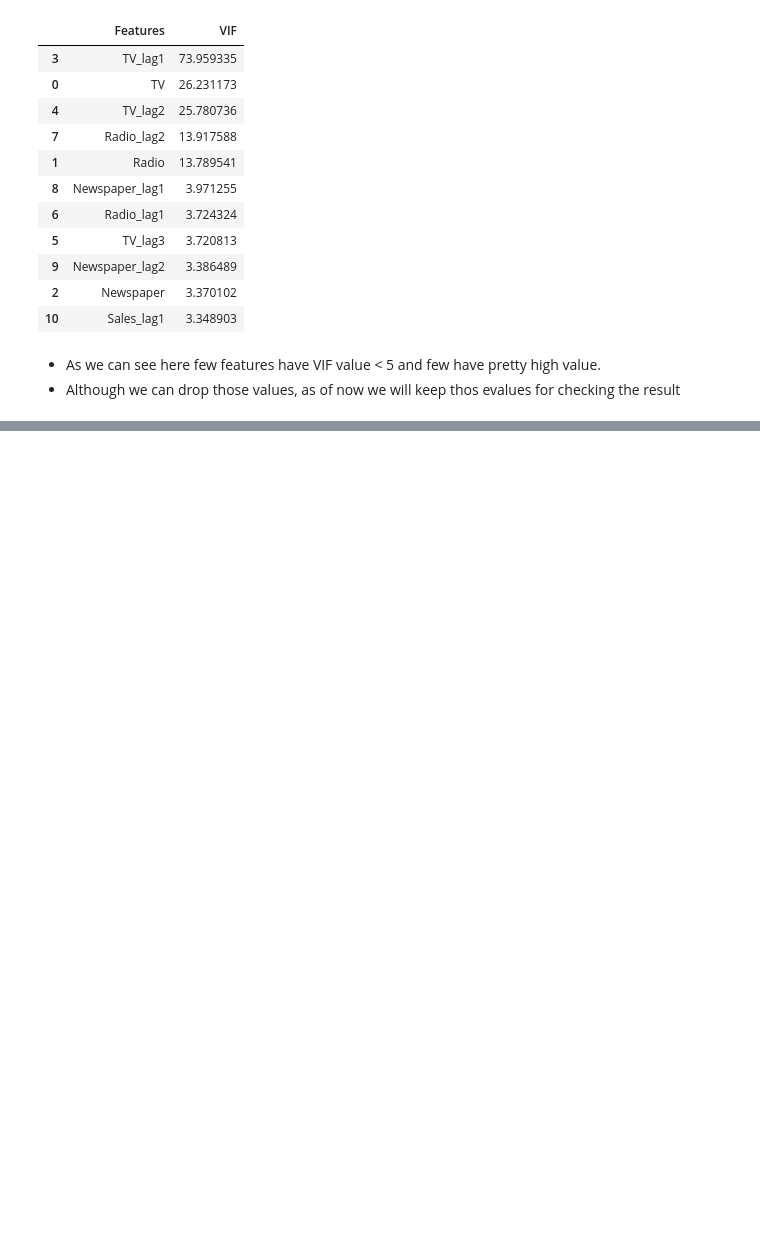
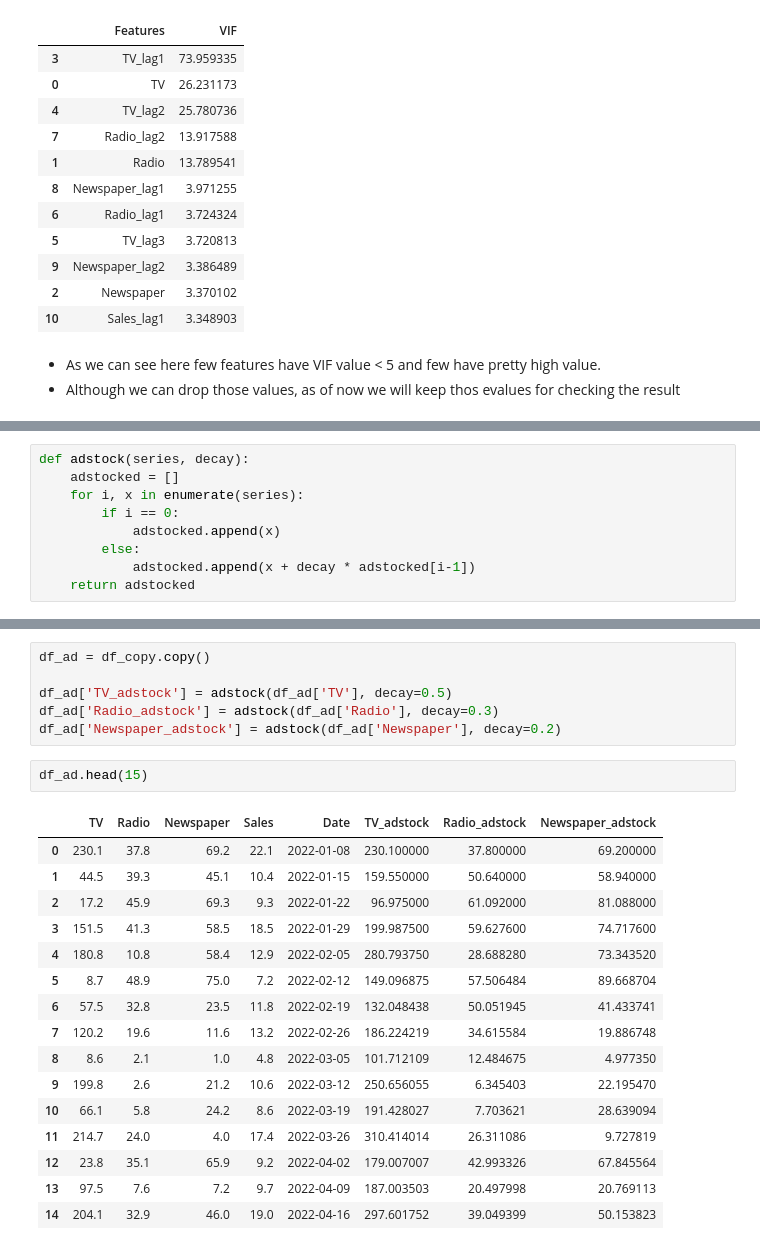
Before and after one commit to Rajdeep-personal/Practice-Market-Mix-Modelling, a Jupyter notebook: MMM_Practice.ipynb, the cells around one changed output, grey strips where cells are left out. Drawn from its saved outputs; the diff is of its cells as text; blank space fills up the shorter version.

```diff
--- a/MMM_Practice.ipynb
+++ b/MMM_Practice.ipynb
@@ -1874,0 +2051,9 @@ VIF_df.sort_values(by='VIF',ascending=False)
+# %%
+def adstock(series, decay):
+    adstocked = []
+    for i, x in enumerate(series):
+        if i == 0:
+            adstocked.append(x)
+        else:
+            adstocked.append(x + decay * adstocked[i-1])
+    return adstocked
@@ -1874,0 +2069,25 @@ VIF_df.sort_values(by='VIF',ascending=False)
+# %%
+df_ad = df_copy.copy()
+
+df_ad['TV_adstock'] = adstock(df_ad['TV'], decay=0.5)
+df_ad['Radio_adstock'] = adstock(df_ad['Radio'], decay=0.3)
+df_ad['Newspaper_adstock'] = adstock(df_ad['Newspaper'], decay=0.2)
+# %%
+df_ad.head(15)
+# %% [output]
+|  | TV | Radio | Newspaper | Sales | Date | TV_adstock | Radio_adstock | Newspaper_adstock |
+| 0 | 230.1 | 37.8 | 69.2 | 22.1 | 2022-01-08 | 230.100000 | 37.800000 | 69.200000 |
+| 1 | 44.5 | 39.3 | 45.1 | 10.4 | 2022-01-15 | 159.550000 | 50.640000 | 58.940000 |
+| 2 | 17.2 | 45.9 | 69.3 | 9.3 | 2022-01-22 | 96.975000 | 61.092000 | 81.088000 |
+| 3 | 151.5 | 41.3 | 58.5 | 18.5 | 2022-01-29 | 199.987500 | 59.627600 | 74.717600 |
+| 4 | 180.8 | 10.8 | 58.4 | 12.9 | 2022-02-05 | 280.793750 | 28.688280 | 73.343520 |
+| 5 | 8.7 | 48.9 | 75.0 | 7.2 | 2022-02-12 | 149.096875 | 57.506484 | 89.668704 |
+| 6 | 57.5 | 32.8 | 23.5 | 11.8 | 2022-02-19 | 132.048438 | 50.051945 | 41.433741 |
+| 7 | 120.2 | 19.6 | 11.6 | 13.2 | 2022-02-26 | 186.224219 | 34.615584 | 19.886748 |
+| 8 | 8.6 | 2.1 | 1.0 | 4.8 | 2022-03-05 | 101.712109 | 12.484675 | 4.977350 |
+| 9 | 199.8 | 2.6 | 21.2 | 10.6 | 2022-03-12 | 250.656055 | 6.345403 | 22.195470 |
+| 10 | 66.1 | 5.8 | 24.2 | 8.6 | 2022-03-19 | 191.428027 | 7.703621 | 28.639094 |
+| 11 | 214.7 | 24.0 | 4.0 | 17.4 | 2022-03-26 | 310.414014 | 26.311086 | 9.727819 |
+| 12 | 23.8 | 35.1 | 65.9 | 9.2 | 2022-04-02 | 179.007007 | 42.993326 | 67.845564 |
+| 13 | 97.5 | 7.6 | 7.2 | 9.7 | 2022-04-09 | 187.003503 | 20.497998 | 20.769113 |
+| 14 | 204.1 | 32.9 | 46.0 | 19.0 | 2022-04-16 | 297.601752 | 39.049399 | 50.153823 |
```
Also changed, not shown: parts of 35 cells of this notebook.
